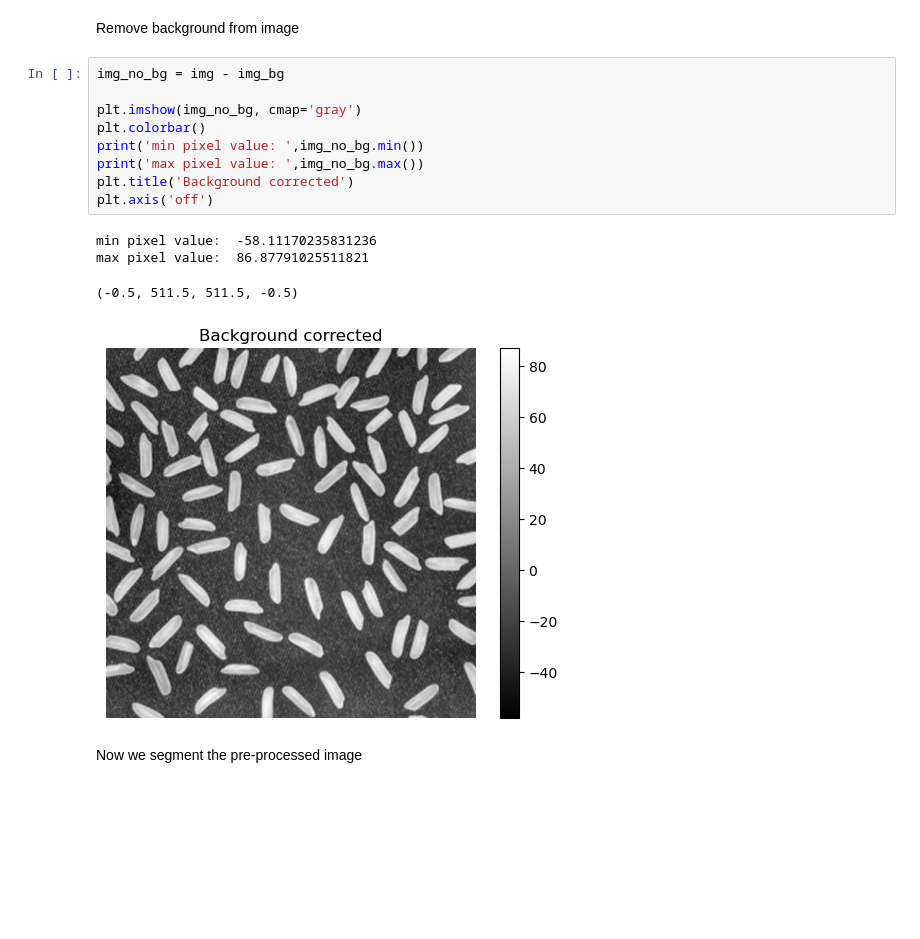
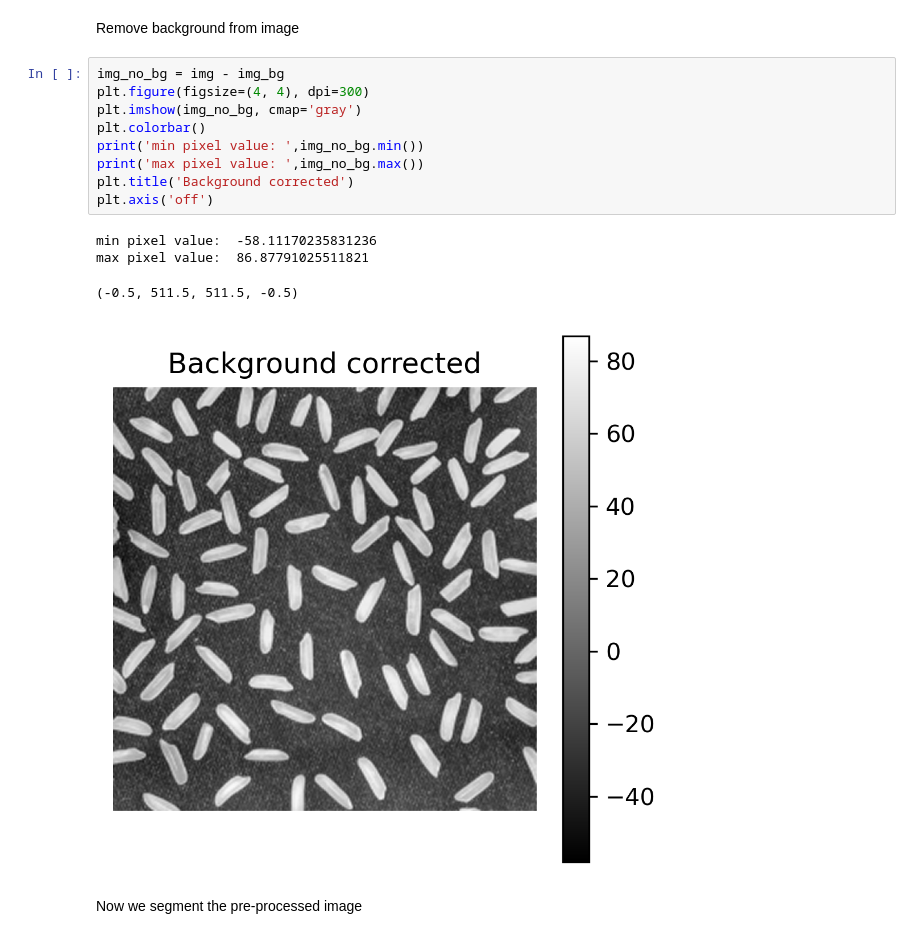
Before and after one commit to CamachoDejay/MyFavouriteBIAStool_NEUBIAS, a Jupyter notebook: Example.ipynb, the cells around one changed output. Saved outputs shown, nothing was run; the diff lists cells and outputs as text; blank space fills up the shorter version.

```diff
--- a/Example.ipynb
+++ b/Example.ipynb
@@ -72,18 +75,18 @@ plt.axis('off')
 Remove background from image
 # %%
 img_no_bg = img - img_bg
-
+plt.figure(figsize=(4, 4), dpi=300)
 plt.imshow(img_no_bg, cmap='gray')
 plt.colorbar()
 print('min pixel value: ',img_no_bg.min())
 print('max pixel value: ',img_no_bg.max())
 plt.title('Background corrected')
 plt.axis('off')
 # %% [output]
 min pixel value:  -58.11170235831236
 max pixel value:  86.87791025511821
 (-0.5, 511.5, 511.5, -0.5)
-[figure, old version]
+[figure, new version]
 # %% [markdown]
 Now we segment the pre-processed image
 # %%
```
Also changed, not shown: parts of 7 cells of this notebook.
